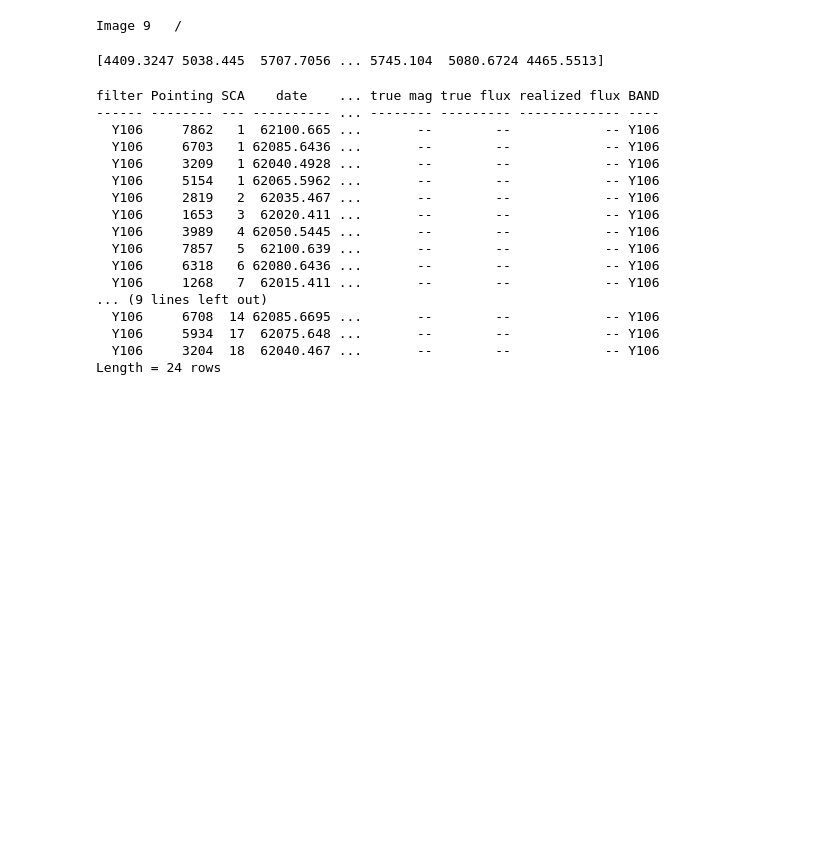
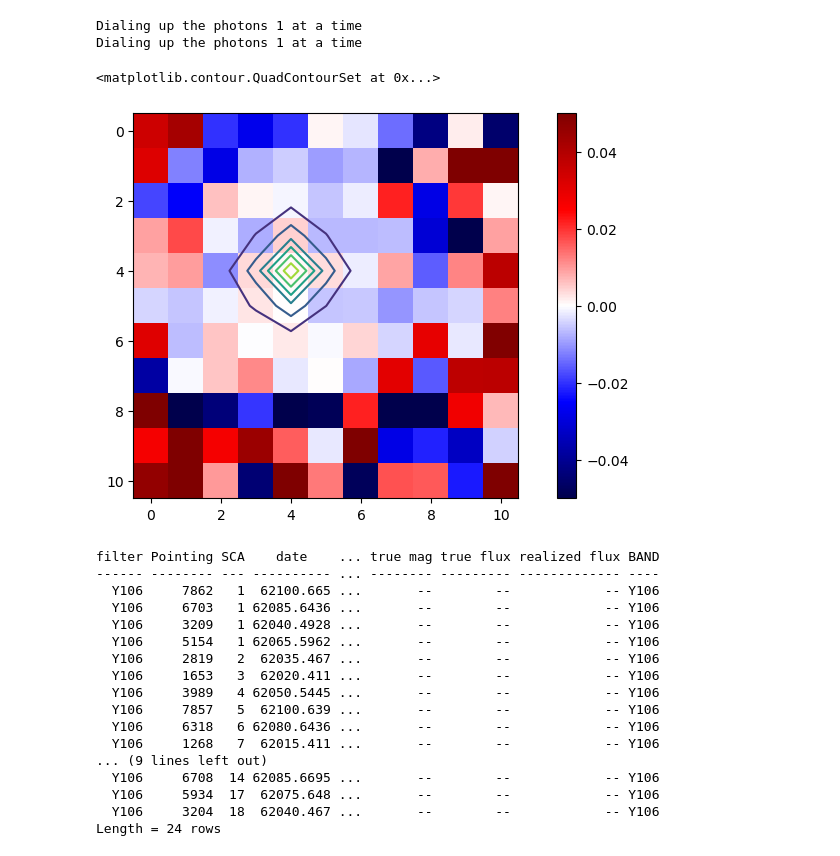
Before and after one commit to Roman-Supernova-PIT/campari, a Jupyter notebook: multiSMP_cleanslate.ipynb, the cells around one changed output. Cells and saved outputs as stored; diff of their text form; code cells hidden in the pictures; blank space fills up the shorter version.

```diff
--- a/multiSMP_cleanslate.ipynb
+++ b/multiSMP_cleanslate.ipynb
@@ -61,16 +61,28 @@ Adapted from code by Pedro Bernardinelli
 '''
 
 from AllASPFuncs import *
-# %%
-images, im_wcs_list, cutout_wcs_list = simulateImages(10,5,7.541534306163982, -44.219205940734625, True, True, [10, 100, 1000, 10**4, 10**5], 0, False, 'F184', size=11)
-# %% [output]
-Image 9   /
-# %%
-print(images)
-
-np.save('images.npy', images)
-# %% [output]
-[4409.3247 5038.445  5707.7056 ... 5745.104  5080.6724 4465.5513]
+# %%
+config_file = './temp_tds.yaml'
+pointing = 662
+SCA = 11
+util_ref = roman_utils(config_file=config_file, visit = pointing, sca=SCA)
+stampsize = 11
+x =2000
+y = 2000
+x_center = 5
+y_center = 5
+a  = getPSF_Image(util_ref, stampsize, x=x, y=y,  x_center = x_center, y_center=y_center,include_photonOps=True).array
+b = getPSF_Image(util_ref, stampsize, x=x, y=y,  x_center = x_center, y_center=y_center,include_photonOps=True).array
+
+plt.figure(figsize=(10,5))
+plt.imshow((a-b).reshape(11,11)/a.reshape(11,11), vmin = -0.05, vmax = 0.05, cmap = 'seismic')
+plt.colorbar()
+plt.contour(a.reshape(11,11))
+# %% [output]
+Dialing up the photons 1 at a time
+Dialing up the photons 1 at a time
+<matplotlib.contour.QuadContourSet at 0x...>
+[figure, added]
 # %%
 def test_findAllExposures():
     explist = findAllExposures(50134575, 7.731890048839705, -44.4589649005717,62654.,62958.,62683.98, 'Y106', maxbg = 24, maxdet = 24, \
```
Also changed, not shown: parts of 1 cell of this notebook, 2 other files.
